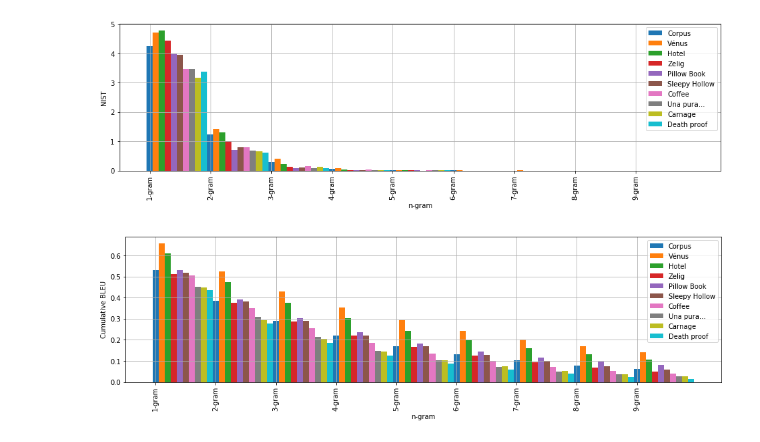
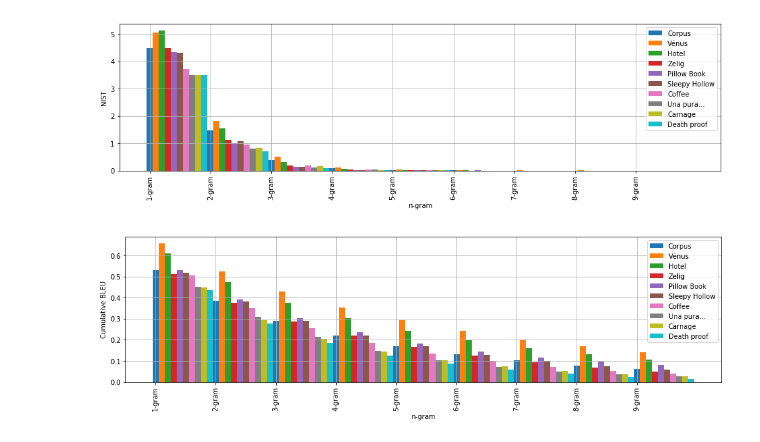
Before and after one commit to vslovik/tr, a Jupyter notebook: data/LING-IT-TO-EN.ipynb, the cells around one changed output. Drawn from its saved outputs; the diff is of its cells as text; code cells hidden in the pictures.

Commit message:
zelig

```diff
--- a/data/LING-IT-TO-EN.ipynb
+++ b/data/LING-IT-TO-EN.ipynb
@@ -22,37 +52,37 @@ rcParams['figure.figsize'] = 16,4
 # %%
 
 width = 0.1
-all_ = [4.2516,1.2337,0.2849,   0.0511,   0.0104,   0.0012,   0.0004,   0.0001,   0.0001];
-venus = [4.7035,1.4197,0.3950,   0.0860,   0.0178,   0.0039,  0.0012,   0.0008,   0.0000];
-hotel = [4.7734,1.2973,0.2098,   0.0346,   0.0056,   0.0004,   0.0000,  0.0000,   0.0000];
-zelig = [4.4436,1.0031,0.1356,   0.0184,   0.0042,   0.0003,   0.0003,   0.0000,   0.0000];
-pillow = [3.9961,0.7058,0.0844,   0.0135,   0.0033,   0.0006,   0.0000,   0.0000,   0.0000];
-hollow = [3.9468,0.7896,0.1089,   0.0124,   0.0010,   0.0000,   0.0000,   0.0000,   0.0000];
-coffee = [3.4646,0.8002,0.1439,   0.0275,   0.0051,   0.0006,   0.0000,   0.0000,   0.0000];
-pure = [3.4730,0.6916,0.0913,   0.0216,   0.0026,   0.0010,   0.0004,   0.0005,   0.0005];
-carnage = [3.1597,0.6548,0.1211,   0.0220,   0.0036,   0.0001,   0.0001,   0.0000,   0.0000];
-proof = [3.3713,0.6174,0.0861,   0.0084,   0.0018,   0.0001,   0.0000,   0.0000,   0.0000];
+all_ = [4.4935,   1.4625,   0.3810,   0.0757,   0.0145,   0.0026,   0.0008,   0.0002,   0.0001];
+venus = [5.0541,   1.8105,   0.5076,   0.1145,   0.0302,   0.0069,   0.0025,   0.0016,   0.0008];
+hotel = [5.1142,   1.5485,   0.3012,   0.0605,   0.0126,   0.0022,   0.0009,   0.0000,   0.0000];
+zelig = [4.4876,   1.1370,   0.1804,   0.0270,   0.0035,   0.0005,   0.0003,   0.0000,   0.0000];
+pillow = [4.3303,   0.9893,   0.1284,   0.0162,   0.0052,   0.0029,   0.0007,   0.0000,   0.0000];
+hollow = [4.2992,   1.0752,   0.1460,   0.0144,   0.0017,   0.0003,   0.0000,   0.0000,   0.0000];
+coffee = [3.7210,   0.9562,   0.1979,   0.0384,   0.0057,   0.0012,   0.0004,   0.0000,   0.0000];
+pure = [3.5009,   0.7920,   0.1166,   0.0260,   0.0040,   0.0008,   0.0002,   0.0002,   0.0002];
+carnage = [3.4984,   0.8245,   0.1566,   0.0225,   0.0037,   0.0006,   0.0002,   0.0000,   0.0000];
+proof = [3.4876,   0.6951,   0.0953,   0.0099,   0.0019,   0.0001,   0.0000,   0.0000,   0.0000];
 fig = plt.figure()
 ax = plt.subplot(111)
 
 ax.bar(range(9), all_, width, linestyle='-', label="{}".format('Corpus'))
 ax.bar([x + 0.1 for x in range(9)], venus, width, linestyle='-', label="{}".format('Vénus'))
 ax.bar([x + 0.2 for x in range(9)], hotel, width, linestyle='-', label="{}".format('Hotel'))
 ax.bar([x + 0.3 for x in range(9)], zelig, width, linestyle='-', label="{}".format('Zelig'))
 ax.bar([x + 0.4 for x in range(9)], pillow, width, linestyle='-', label="{}".format('Pillow Book'))
 ax.bar([x + 0.5 for x in range(9)], hollow, width, linestyle='-', label="{}".format('Sleepy Hollow'))
 ax.bar([x + 0.6 for x in range(9)], coffee, width, linestyle='-', label="{}".format('Coffee'))
 ax.bar([x + 0.7 for x in range(9)], pure, width, linestyle='-', label="{}".format('Una pura...'))
 ax.bar([x + 0.8 for x in range(9)], carnage, width, linestyle='-', label="{}".format('Carnage'))
 ax.bar([x + 0.9 for x in range(9)], proof, width, linestyle='-', label="{}".format('Death proof'))
 plt.xticks(range(9),['1-gram','2-gram','3-gram','4-gram','5-gram','6-gram','7-gram','8-gram','9-gram'], rotation=90)
 plt.legend(loc='best')
 plt.xlabel('n-gram')
 plt.ylabel('NIST')
 plt.grid()
 plt.show()
 # %% [output]
-[figure, old version]
+[figure, new version]
 # %%
 
 width = 0.1
```
Also changed, not shown: parts of 5 cells of this notebook.
